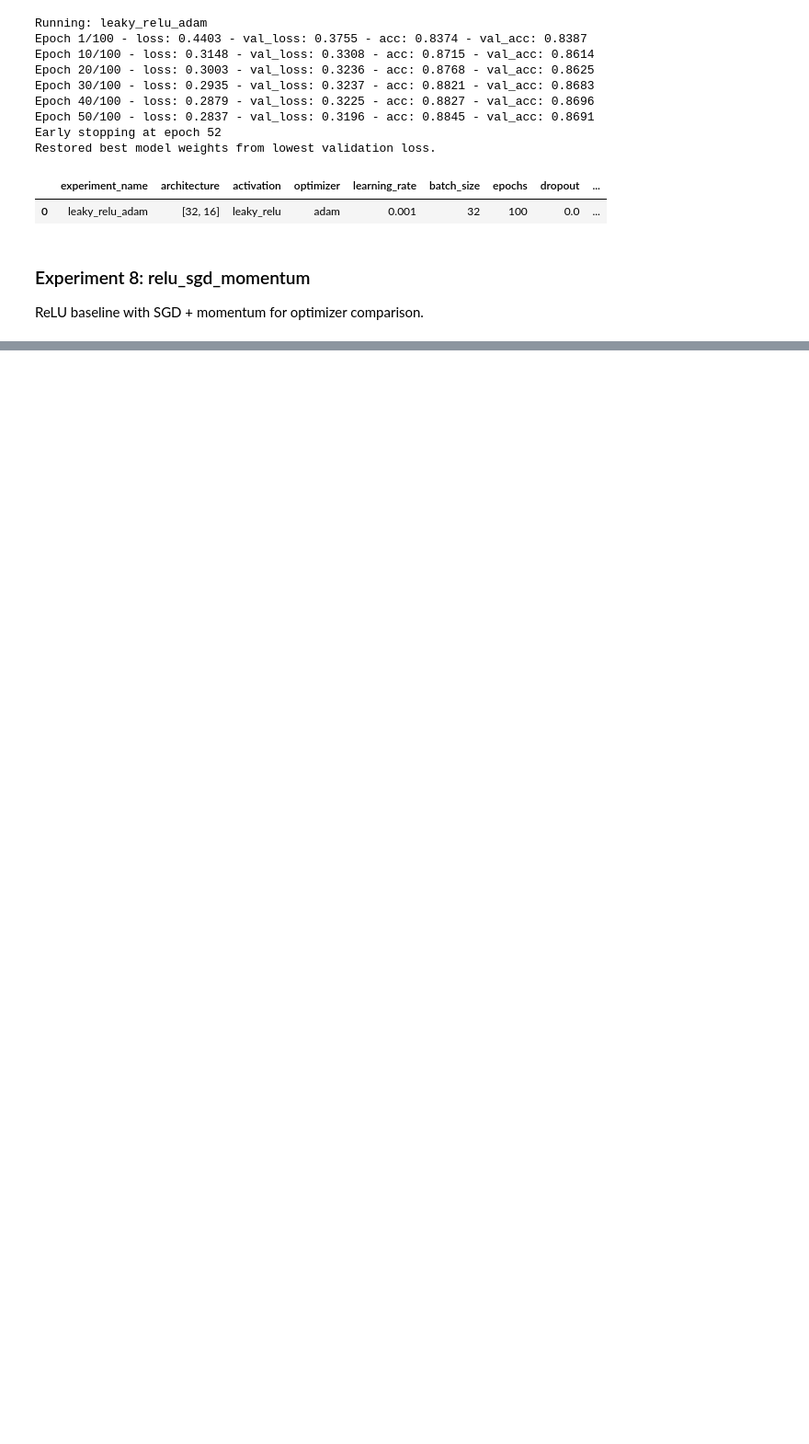
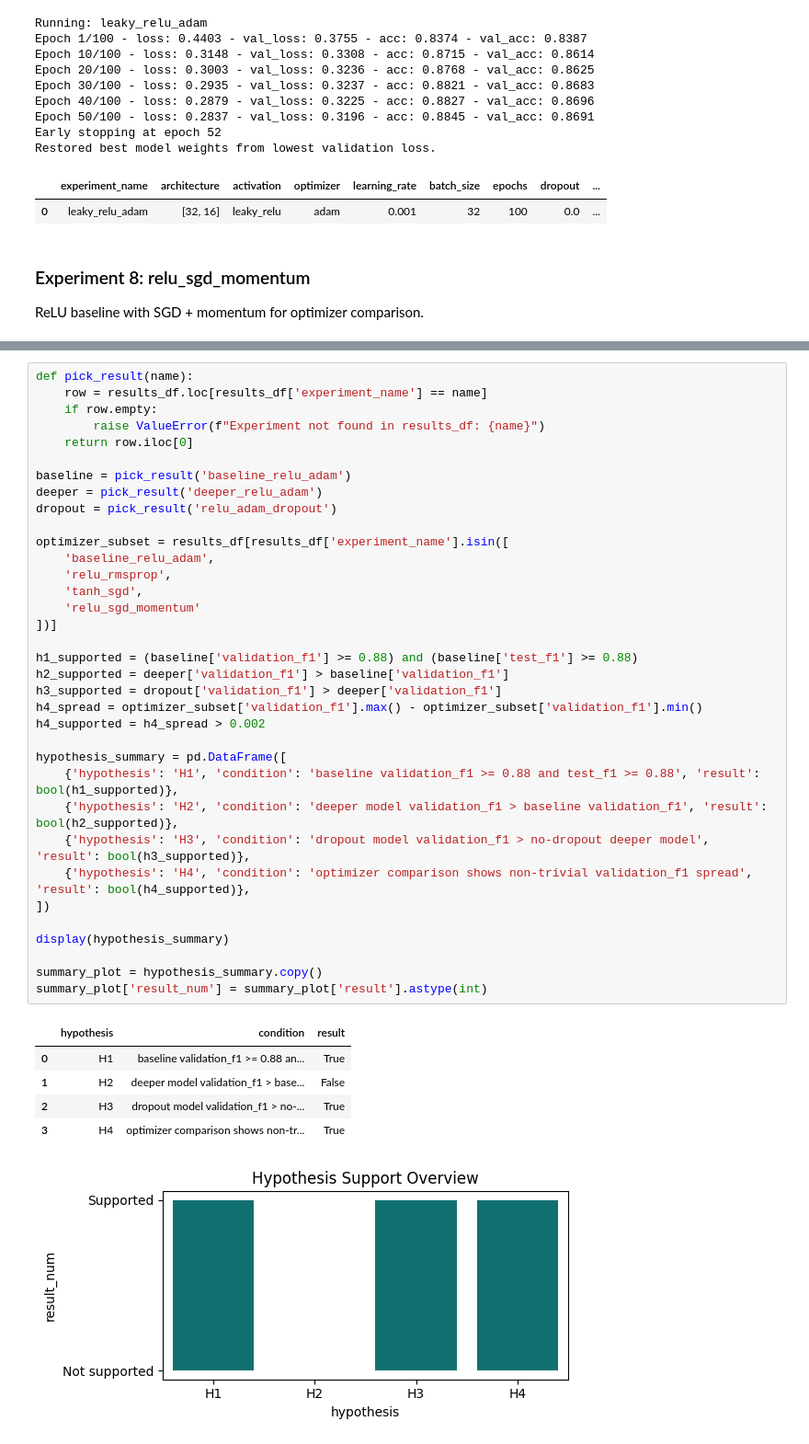
Before and after one commit to TomasTisovsky/NSIETE-Projekt, a Jupyter notebook: notebooks/training_and_experiments.ipynb, the cells around one changed output, grey strips where cells are left out. Shown at 92% size. Cells and saved outputs as stored; diff of their text form; blank space fills up the shorter version.

Commit message:
hypothesis added

```diff
--- a/notebooks/training_and_experiments.ipynb
+++ b/notebooks/training_and_experiments.ipynb
@@ -468,0 +446,42 @@ Replace this placeholder with your academic interpretation of why the top models
+# %%
+def pick_result(name):
+    row = results_df.loc[results_df['experiment_name'] == name]
+    if row.empty:
+        raise ValueError(f"Experiment not found in results_df: {name}")
+    return row.iloc[0]
+
+baseline = pick_result('baseline_relu_adam')
+deeper = pick_result('deeper_relu_adam')
+dropout = pick_result('relu_adam_dropout')
+
+optimizer_subset = results_df[results_df['experiment_name'].isin([
+    'baseline_relu_adam',
+    'relu_rmsprop',
+    'tanh_sgd',
+    'relu_sgd_momentum'
+])]
+
+h1_supported = (baseline['validation_f1'] >= 0.88) and (baseline['test_f1'] >= 0.88)
+h2_supported = deeper['validation_f1'] > baseline['validation_f1']
+h3_supported = dropout['validation_f1'] > deeper['validation_f1']
+h4_spread = optimizer_subset['validation_f1'].max() - optimizer_subset['validation_f1'].min()
+h4_supported = h4_spread > 0.002
+
+hypothesis_summary = pd.DataFrame([
+    {'hypothesis': 'H1', 'condition': 'baseline validation_f1 >= 0.88 and test_f1 >= 0.88', 'result': bool(h1_supported)},
+    {'hypothesis': 'H2', 'condition': 'deeper model validation_f1 > baseline validation_f1', 'result': bool(h2_supported)},
+    {'hypothesis': 'H3', 'condition': 'dropout model validation_f1 > no-dropout deeper model', 'result': bool(h3_supported)},
+    {'hypothesis': 'H4', 'condition': 'optimizer comparison shows non-trivial validation_f1 spread', 'result': bool(h4_supported)},
+])
+
+display(hypothesis_summary)
+
+summary_plot = hypothesis_summary.copy()
+summary_plot['result_num'] = summary_plot['result'].astype(int)
+# %% [output]
+|  | hypothesis | condition | result |
+| 0 | H1 | baseline validation_f1 >= 0.88 an... | True |
+| 1 | H2 | deeper model validation_f1 > base... | False |
+| 2 | H3 | dropout model validation_f1 > no-... | True |
+| 3 | H4 | optimizer comparison shows non-tr... | True |
+[figure, added]
```
Also changed, not shown: parts of 28 cells of this notebook.
